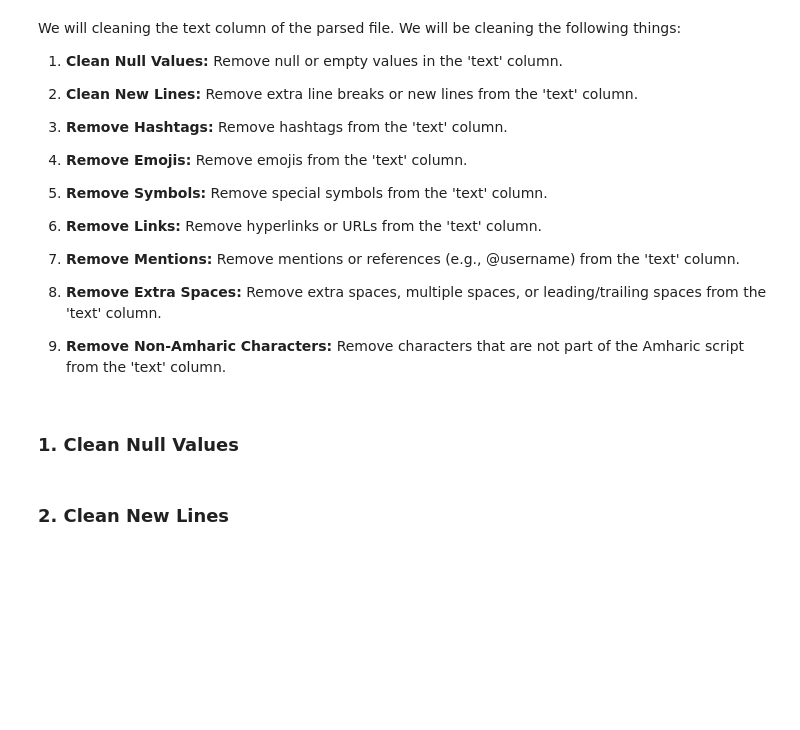
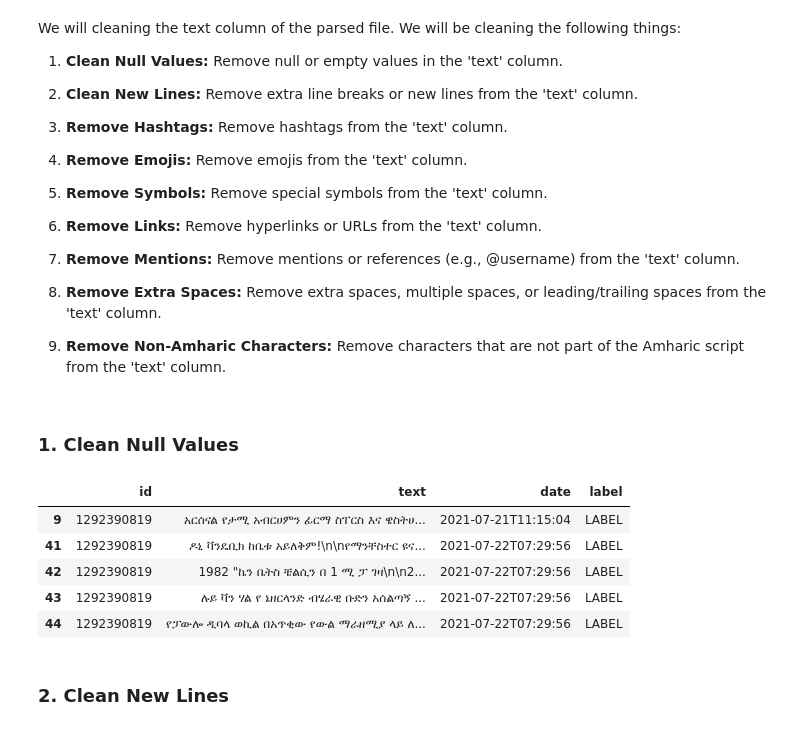
Before and after one commit to natybkl/Amharic-RAG-Ad-Builder, a Jupyter notebook: notebooks/data_cleaning.ipynb, the cells around one changed output. Drawn from its saved outputs; the diff is of its cells as text; code cells hidden in the pictures; blank space fills up the shorter version.

Commit message:
parsed and cleaned all data

```diff
--- a/notebooks/data_cleaning.ipynb
+++ b/notebooks/data_cleaning.ipynb
@@ -220,7 +246,15 @@ df = pd.read_csv(parsed_csv_path)
 ### 1. Clean Null Values
 # %%
 # Apply method to clean null or empty values in the 'text' column
-df['text'] = df['text'].apply(util.parse_text)
+df = df.dropna()
+df.head()
+# %% [output]
+|  | id | text | date | label |
+| 9 | 1292390819 | አርሰናል የታሚ አብርሀምን ፊርማ ስፐርስ እና ዌስትሀ... | 2021-07-21T11:15:04 | LABEL |
+| 41 | 1292390819 | ዶኒ ቫንዴቢክ ከቤቱ አይለቅም!\n\nየማንቸስተር ዩና... | 2021-07-22T07:29:56 | LABEL |
+| 42 | 1292390819 | 1982 "ኬን ቤትስ ቼልሲን በ 1 ሚ ፓ ገዛ\n\n2... | 2021-07-22T07:29:56 | LABEL |
+| 43 | 1292390819 | ሉይ ቫን ሃል የ ኔዘርላንድ ብሄራዊ ቡድን አሰልጣኝ ... | 2021-07-22T07:29:56 | LABEL |
+| 44 | 1292390819 | የፓውሎ ዲባላ ወኪል በአጥቂው የውል ማራዘሚያ ላይ ለ... | 2021-07-22T07:29:56 | LABEL |
 # %% [markdown]
 ### 2. Clean New Lines
 # %%
```
Also changed, not shown: parts of 17 cells of this notebook.
